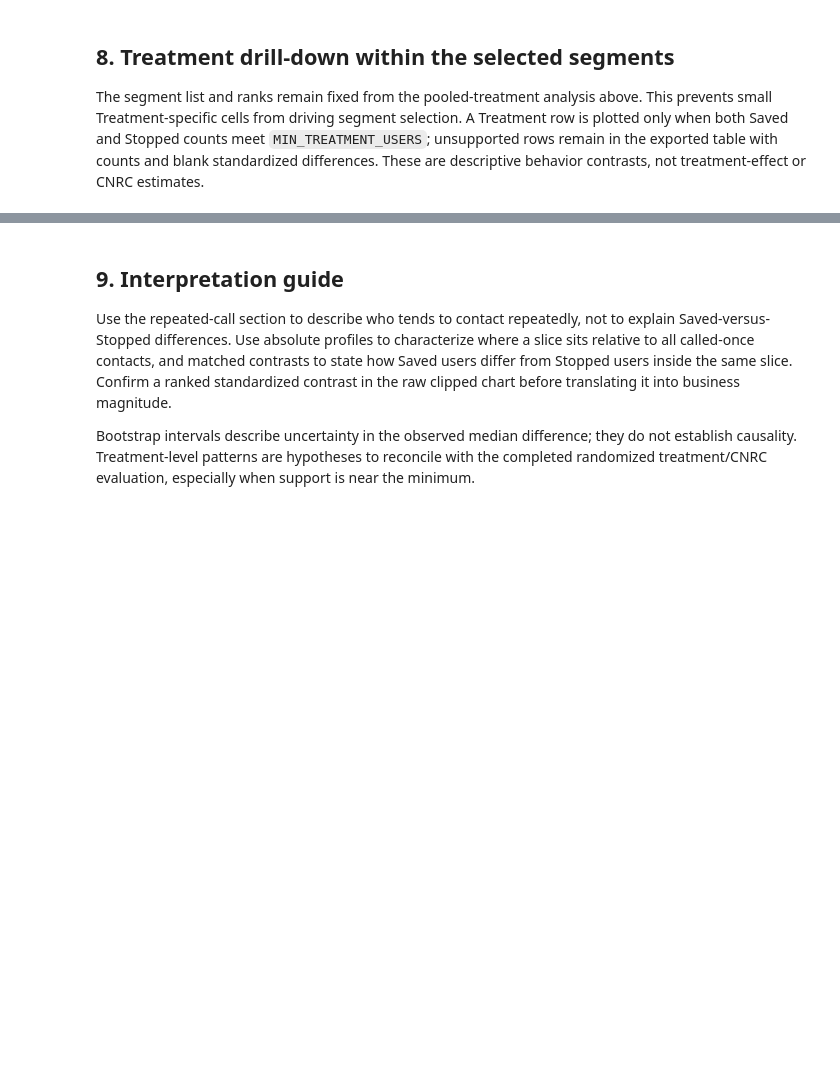
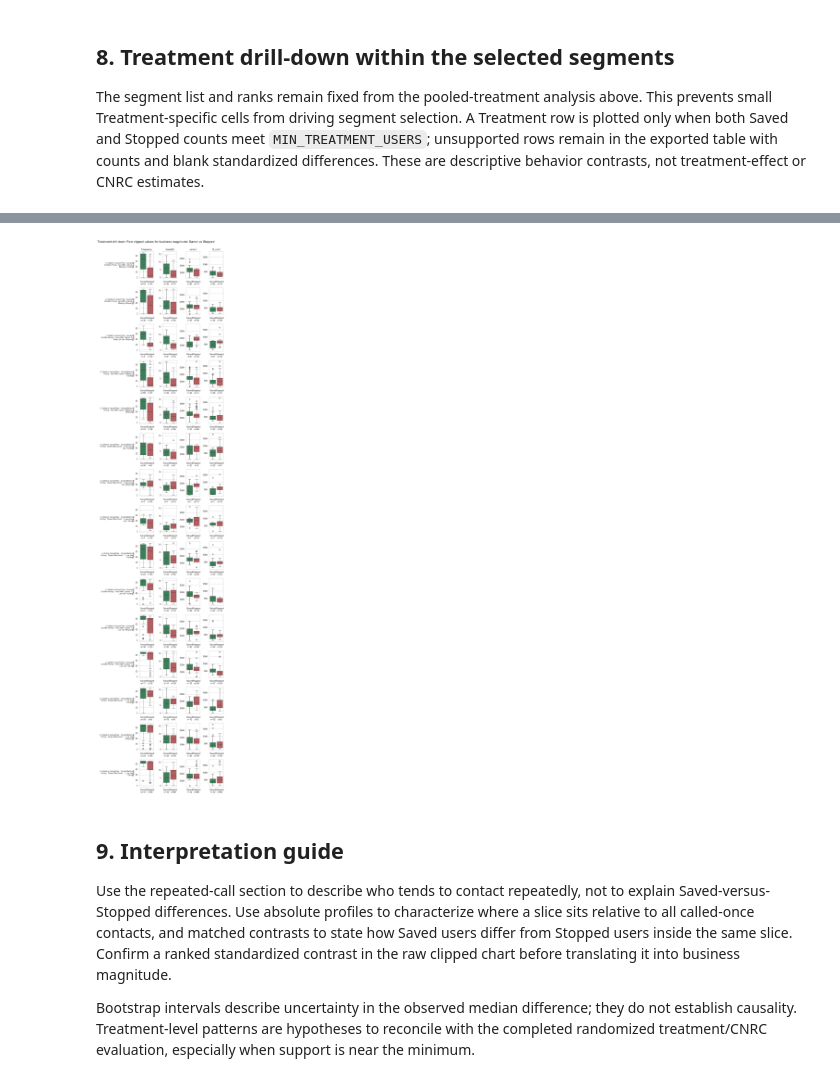
Before and after one commit to ying-gannett/stop_save_pChurn, a Jupyter notebook: src/notebooks/EDA_complete.ipynb, the cells around one changed output, grey strips where cells are left out. Saved outputs shown, nothing was run; the diff lists cells and outputs as text; code cells hidden in the pictures; blank space fills up the shorter version.

```diff
--- a/src/notebooks/EDA_complete.ipynb
+++ b/src/notebooks/EDA_complete.ipynb
@@ -493,3 +473,30 @@ _ = plot_profile_or_contrast_heatmap(
+# %%
+selected_segment_treatment_details = build_selected_segment_detail_table(
+    df_analysis,
+    treatment_contrasts,
+    metrics=NUMERIC_FIELDS,
+    segment_fields=BASE_SEGMENT_FIELDS+['Treatment'],
+    reference=behavior_reference,
+    top_n=30,
+    bootstrap_iterations=BOOTSTRAP_ITERATIONS,
+    confidence_level=BOOTSTRAP_CONFIDENCE_LEVEL,
+)
+# selected_segment_treatment_details.to_csv(TABLE_DIR / "selected_segment_details.csv", index=False)
+# display(selected_segment_treatment_details.head(5))
+_ = plot_selected_segment_clipped_boxplot_grid(
+    df_analysis,
+    treatment_contrasts[treatment_contrasts["supported"]].copy(),
+    metrics=NUMERIC_FIELDS,
+    segment_fields=BASE_SEGMENT_FIELDS+['Treatment'],
+    reference=behavior_reference,
+    top_n=30,
+    chart_folder=CONTRAST_CHART_DIR,
+    title="Treatment drill-down Raw clipped values for business magnitude: Saved vs Stopped",
+    file_name="treatment_selected_segments_raw_clipped.png",
+    show=True,
+)
+# %% [output]
+[figure, new version]
 # %% [markdown]
 ## 9. Interpretation guide
 
```
Also changed, not shown: parts of 6 cells of this notebook, 1 other file.
